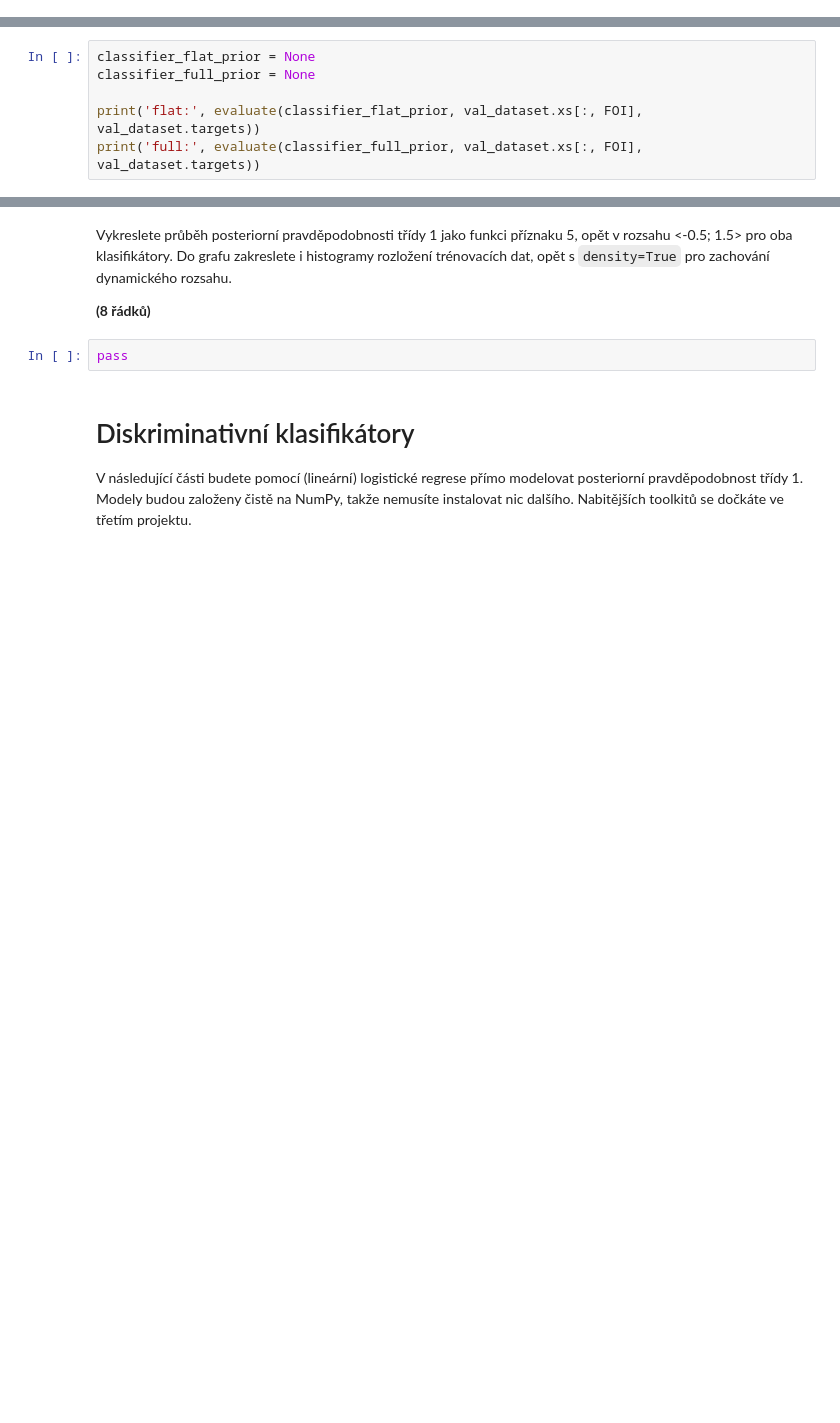
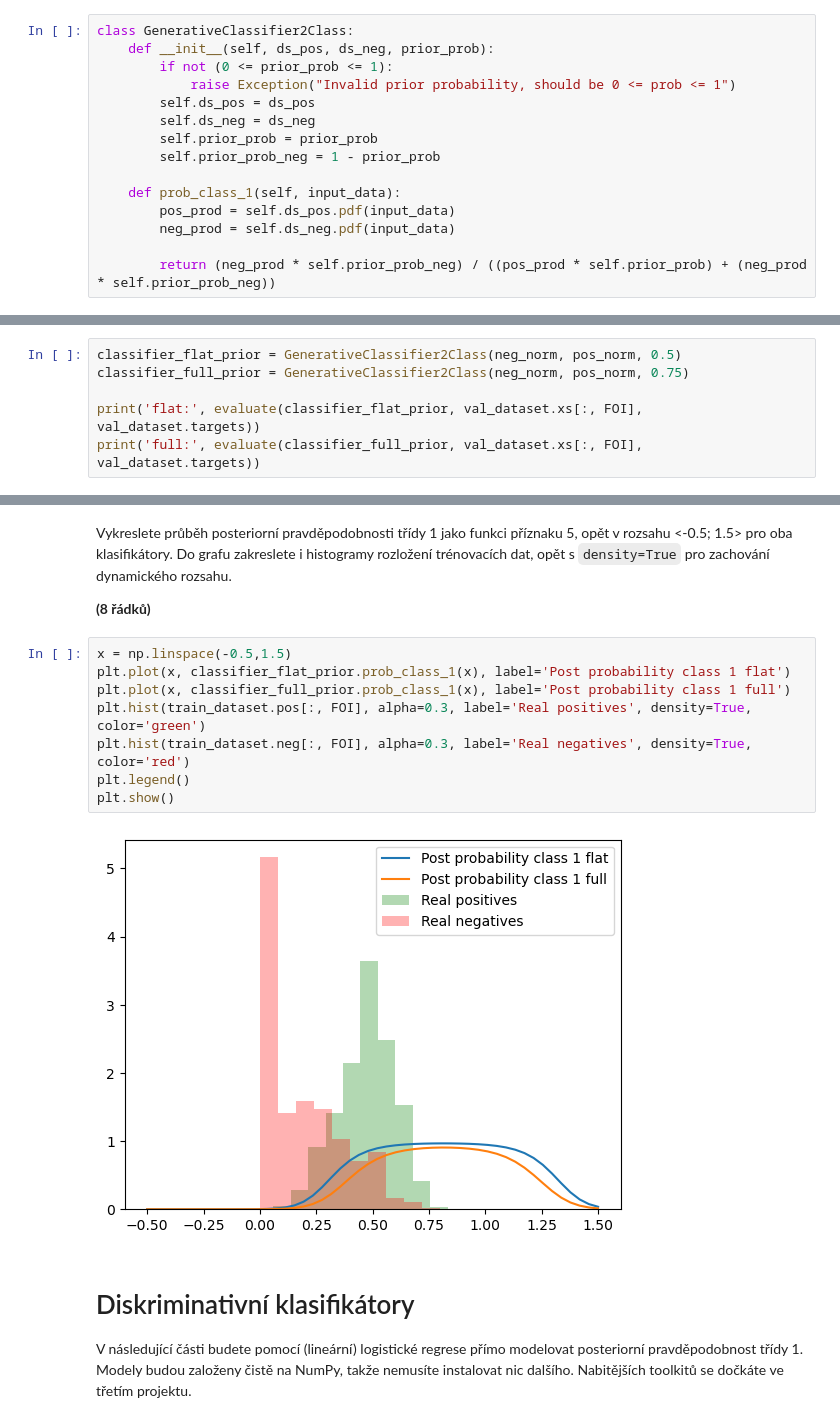
Before and after one commit to robinvolf/sui-projekty, a Jupyter notebook: zadani.ipynb, the cells around one changed output, grey strips where cells are left out. Saved outputs shown, nothing was run; the diff lists cells and outputs as text; blank space fills up the shorter version.

```diff
--- a/zadani.ipynb
+++ b/zadani.ipynb
@@ -171,11 +167,26 @@ class GenerativeClassifier2Class:
+# %%
+class GenerativeClassifier2Class:
+    def __init__(self, ds_pos, ds_neg, prior_prob):
+        if not (0 <= prior_prob <= 1):
+            raise Exception("Invalid prior probability, should be 0 <= prob <= 1")
+        self.ds_pos = ds_pos
+        self.ds_neg = ds_neg
+        self.prior_prob = prior_prob
+        self.prior_prob_neg = 1 - prior_prob
+
+    def prob_class_1(self, input_data):
+        pos_prod = self.ds_pos.pdf(input_data)
+        neg_prod = self.ds_neg.pdf(input_data)
+
+        return (neg_prod * self.prior_prob_neg) / ((pos_prod * self.prior_prob) + (neg_prod * self.prior_prob_neg))
 # %% [markdown]
 Nainstancujte dva generativní klasifikátory: jeden s rovnoměrnými priory a jeden s apriorní pravděpodobností 0.75 pro třídu 0 (negativní příklady).
 Pomocí funkce `evaluate()` vyhodnotíte jejich úspěšnost na validačních datech.
 
 **(2 řádky)**
 # %%
-classifier_flat_prior = None
-classifier_full_prior = None
+classifier_flat_prior = GenerativeClassifier2Class(neg_norm, pos_norm, 0.5)
+classifier_full_prior = GenerativeClassifier2Class(neg_norm, pos_norm, 0.75)
 
 print('flat:', evaluate(classifier_flat_prior, val_dataset.xs[:, FOI], val_dataset.targets))
 print('full:', evaluate(classifier_full_prior, val_dataset.xs[:, FOI], val_dataset.targets))
@@ -184,8 +198,16 @@ Vykreslete průběh posteriorní pravděpodobnosti třídy 1 jako funkci přízn
 Do grafu zakreslete i histogramy rozložení trénovacích dat, opět s `density=True` pro zachování dynamického rozsahu.
 
 **(8 řádků)**
-# %%
-pass
+# %%
+x = np.linspace(-0.5,1.5)
+plt.plot(x, classifier_flat_prior.prob_class_1(x), label='Post probability class 1 flat')
+plt.plot(x, classifier_full_prior.prob_class_1(x), label='Post probability class 1 full')
+plt.hist(train_dataset.pos[:, FOI], alpha=0.3, label='Real positives', density=True, color='green')
+plt.hist(train_dataset.neg[:, FOI], alpha=0.3, label='Real negatives', density=True, color='red')
+plt.legend()
+plt.show()
+# %% [output]
+[figure, added]
 # %% [markdown]
 # Diskriminativní klasifikátory
 V následující části budete pomocí (lineární) logistické regrese přímo modelovat posteriorní pravděpodobnost třídy 1.
```
Also changed, not shown: parts of 4 cells of this notebook.
